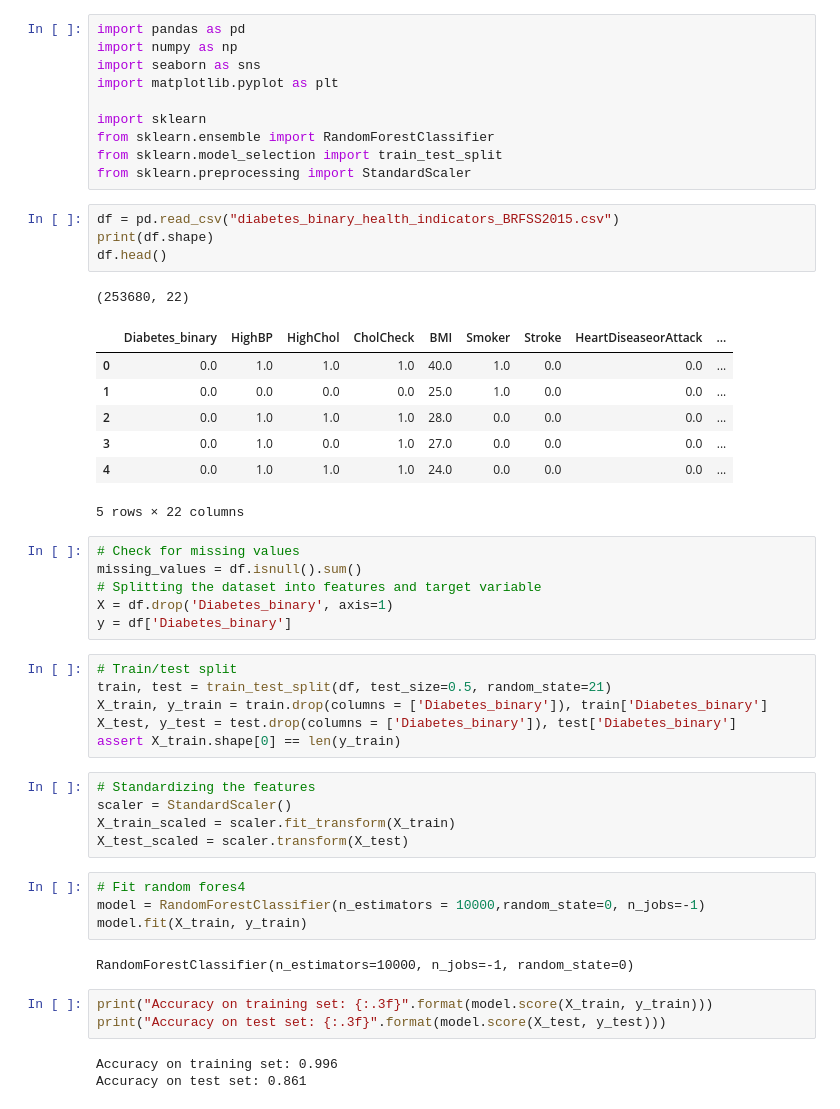
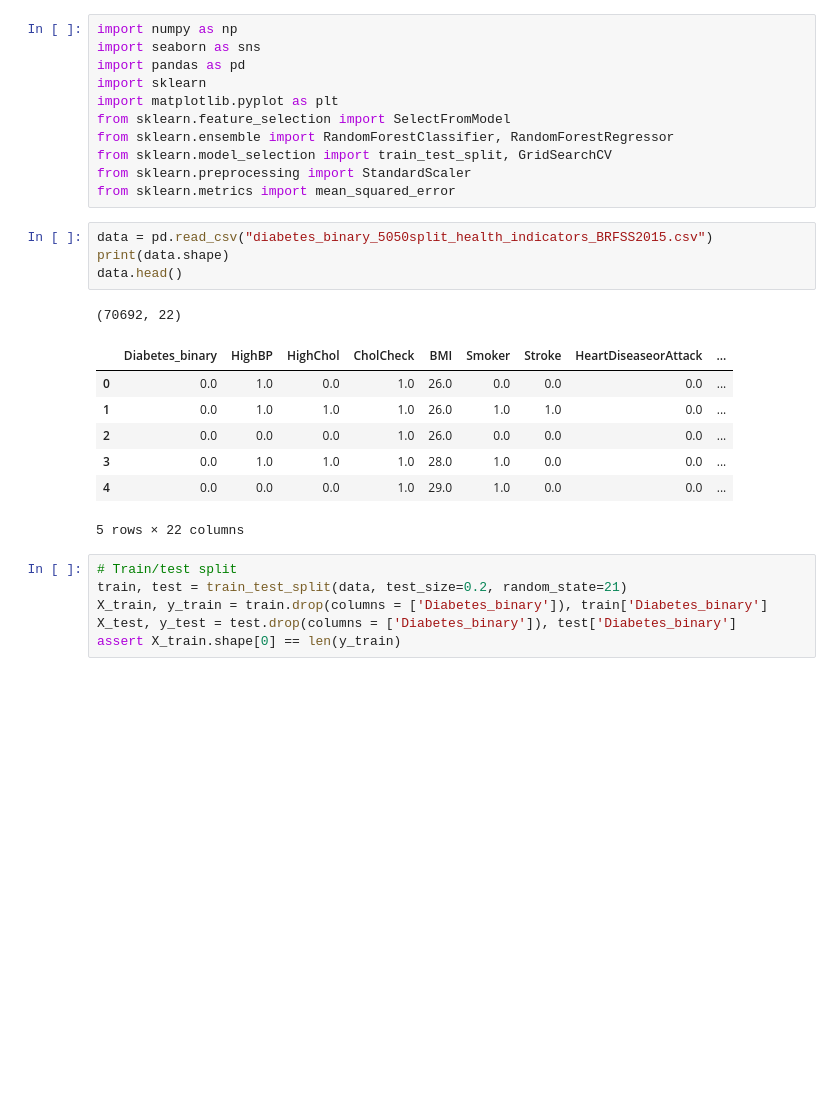
Before and after one commit to jonathantlu/ecs171-group17, a Jupyter notebook: RandomForest.ipynb, the cells around one changed output. Cells and saved outputs as stored; diff of their text form; blank space fills up the shorter version.

```diff
--- a/RandomForest.ipynb
+++ b/RandomForest.ipynb
@@ -1,52 +1,30 @@
 # %%
-import pandas as pd
 import numpy as np
 import seaborn as sns
+import pandas as pd
+import sklearn
 import matplotlib.pyplot as plt
-
-import sklearn
-from sklearn.ensemble import RandomForestClassifier
-from sklearn.model_selection import train_test_split
+from sklearn.feature_selection import SelectFromModel
+from sklearn.ensemble import RandomForestClassifier, RandomForestRegressor
+from sklearn.model_selection import train_test_split, GridSearchCV
 from sklearn.preprocessing import StandardScaler
+from sklearn.metrics import mean_squared_error
 # %%
-df = pd.read_csv("diabetes_binary_health_indicators_BRFSS2015.csv")
-print(df.shape)
-df.head()
+data = pd.read_csv("diabetes_binary_5050split_health_indicators_BRFSS2015.csv")
+print(data.shape)
+data.head()
 # %% [output]
-(253680, 22)
+(70692, 22)
 |  | Diabetes_binary | HighBP | HighChol | CholCheck | BMI | Smoker | Stroke | HeartDiseaseorAttack | ... |
-| 0 | 0.0 | 1.0 | 1.0 | 1.0 | 40.0 | 1.0 | 0.0 | 0.0 | ... |
-| 1 | 0.0 | 0.0 | 0.0 | 0.0 | 25.0 | 1.0 | 0.0 | 0.0 | ... |
-| 2 | 0.0 | 1.0 | 1.0 | 1.0 | 28.0 | 0.0 | 0.0 | 0.0 | ... |
-| 3 | 0.0 | 1.0 | 0.0 | 1.0 | 27.0 | 0.0 | 0.0 | 0.0 | ... |
-| 4 | 0.0 | 1.0 | 1.0 | 1.0 | 24.0 | 0.0 | 0.0 | 0.0 | ... |
+| 0 | 0.0 | 1.0 | 0.0 | 1.0 | 26.0 | 0.0 | 0.0 | 0.0 | ... |
+| 1 | 0.0 | 1.0 | 1.0 | 1.0 | 26.0 | 1.0 | 1.0 | 0.0 | ... |
+| 2 | 0.0 | 0.0 | 0.0 | 1.0 | 26.0 | 0.0 | 0.0 | 0.0 | ... |
+| 3 | 0.0 | 1.0 | 1.0 | 1.0 | 28.0 | 1.0 | 0.0 | 0.0 | ... |
+| 4 | 0.0 | 0.0 | 0.0 | 1.0 | 29.0 | 1.0 | 0.0 | 0.0 | ... |
 5 rows × 22 columns
-# %%
-# Check for missing values
-missing_values = df.isnull().sum()
-# Splitting the dataset into features and target variable
-X = df.drop('Diabetes_binary', axis=1)
-y = df['Diabetes_binary']
 # %%
 # Train/test split
-train, test = train_test_split(df, test_size=0.5, random_state=21)
+train, test = train_test_split(data, test_size=0.2, random_state=21)
 X_train, y_train = train.drop(columns = ['Diabetes_binary']), train['Diabetes_binary']
 X_test, y_test = test.drop(columns = ['Diabetes_binary']), test['Diabetes_binary']
 assert X_train.shape[0] == len(y_train)
-# %%
-# Standardizing the features
-scaler = StandardScaler()
-X_train_scaled = scaler.fit_transform(X_train)
-X_test_scaled = scaler.transform(X_test)
-# %%
-# Fit random fores4
-model = RandomForestClassifier(n_estimators = 10000,random_state=0, n_jobs=-1)
-model.fit(X_train, y_train)
-# %% [output]
-RandomForestClassifier(n_estimators=10000, n_jobs=-1, random_state=0)
-# %%
-print("Accuracy on training set: {:.3f}".format(model.score(X_train, y_train)))
-print("Accuracy on test set: {:.3f}".format(model.score(X_test, y_test)))
-# %% [output]
-Accuracy on training set: 0.996
-Accuracy on test set: 0.861
```
Also changed, not shown: parts of 16 cells of this notebook.
